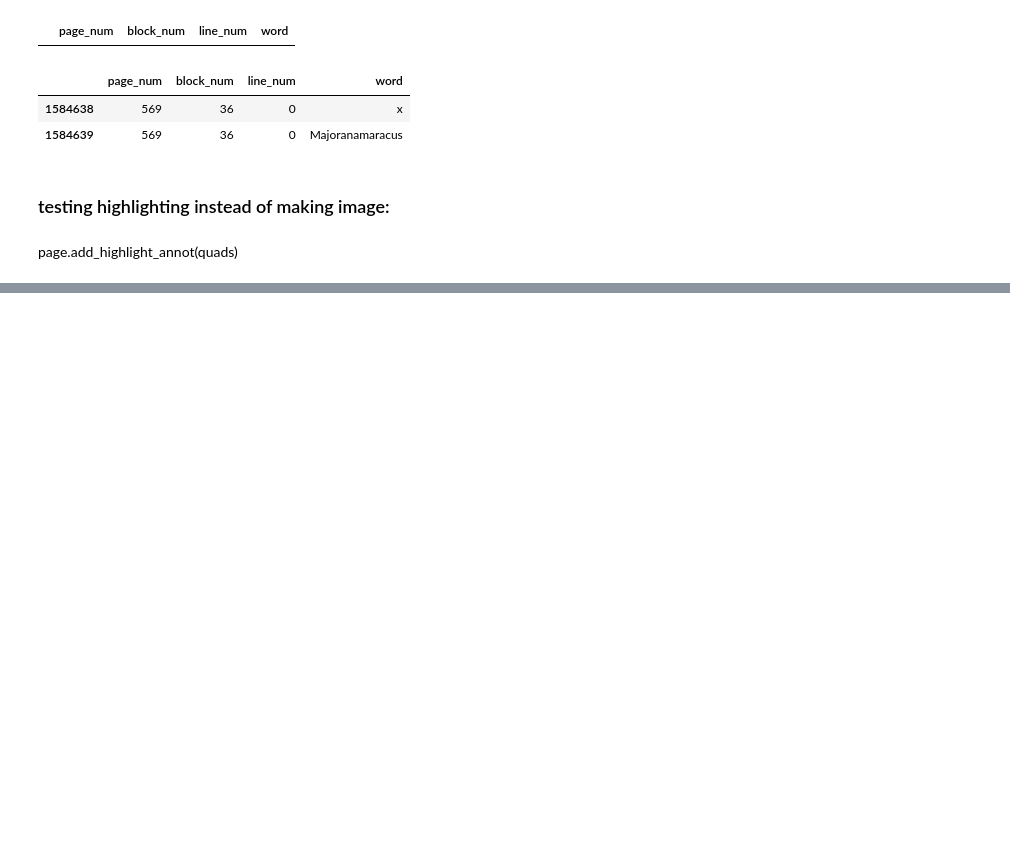
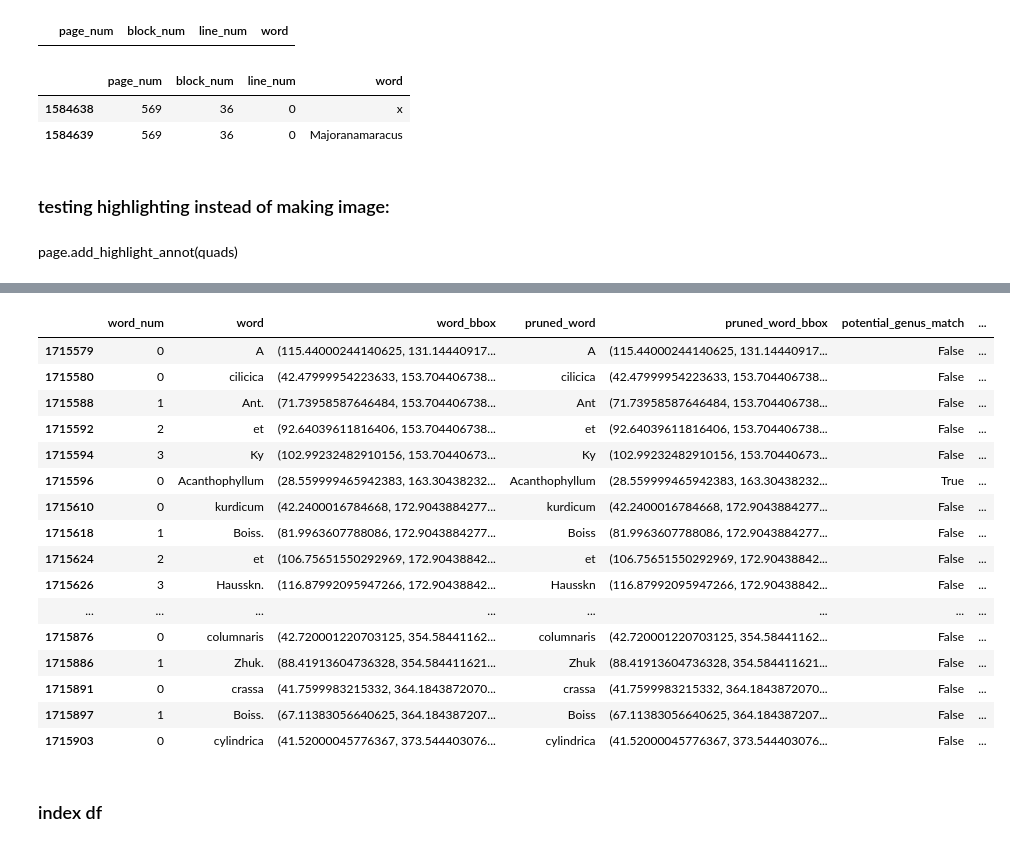
Before and after one commit to shidedh/UpdateFlora, a Jupyter notebook: index_code/0314_index_code.ipynb, the cells around one changed output, grey strips where cells are left out. Drawn from its saved outputs; the diff is of its cells as text; code cells hidden in the pictures; blank space fills up the shorter version.

```diff
--- a/index_code/0314_index_code.ipynb
+++ b/index_code/0314_index_code.ipynb
@@ -277,6 +277,16 @@ for vol_char_df, vol_index in all_vol_data:
         genus_df = genus_char_df.loc[:,~vol_char_df.columns.isin(["char_num", "char", "char_origin", "char_bbox"])].drop_duplicates()
         page_genus_2dic = [{}, {}]
 
+        epithet_left_coord_mean = vol_char_df[(vol_char_df["epithet_coord_match"] == True) &
+                                              (vol_char_df["page_num"] == page_num) &
+                                              (vol_char_df["col_num"] == 0)
+                                             ]['pruned_word_bbox'].apply(lambda x : x[0]).mean()
+        epithet_right_coord_mean = vol_char_df[(vol_char_df["epithet_coord_match"] == True) &
+                                               (vol_char_df["page_num"] == page_num) &
+                                               (vol_char_df["col_num"] == 1)
+                                             ]['pruned_word_bbox'].apply(lambda x : x[0]).mean()
+        epithet_coord_mean_list = [epithet_left_coord_mean, epithet_right_coord_mean]
+
         for i in range(genus_df.shape[0]):
             g_index = str(page_num) + "_" + str(i)
             p0 = genus_df['word_bbox'].iloc[i]
@@ -288,6 +298,8 @@ for vol_char_df, vol_index in all_vol_data:
 
             num_neighbors = ref_neighbors_df.shape[0]
             mean_neighbors = ref_neighbors_df["word_bbox"].apply(lambda x : x[0]).mean()
+            if mean_neighbors > epithet_coord_mean_list[col]:
+                mean_neighbors = -1
             page_genus_2dic[col][g_index] = (num_neighbors, mean_neighbors)
 
         mean_left_genus = max(page_genus_2dic[0].values(), default = [-1, -1])[1]
@@ -747,0 +902,46 @@ vol3_char_df['']
+# %%
+import numpy as np
+import pandas as pd
+
+# create sample data
+data = {'A': [1, 4, 3, 6, 8, 5], 'is_B': [False, True, False, True, False, True]}
+df = pd.DataFrame(data)
+
+df = vol1_char_df[(vol1_char_df['page_num'].isin(vol1_index)) & ~((vol1_char_df["word"].str.isupper()) & (vol1_char_df["word"].str.len()>2)) & (~vol1_char_df["pruned_word"].str.isnumeric())].copy()
+
+# find index of rows where is_B is True
+genus_indecies = df.index[df['potential_genus_match'] == True]
+
+# initialize closest_A_above_B column to NaN
+df['closest_genus'] = np.nan
+
+# loop over is_B rows and update closest_A_above_B column
+for i in tqdm(genus_indecies):
+    prev_rows = df.loc[:i][df['potential_genus_match'] == True]
+    if (not prev_rows.empty) and (df.at[i, 'word'].isupper() == False):
+        closest_index = prev_rows.index[-1]
+        df.at[i, 'closest_genus'] = df.at[closest_index, 'word']
+
+# forward fill the closest_A_above_B column to fill NaN values
+#df.loc[(df["word"].str.isupper()) & (df["word"].str.len()>2),'closest_genus'] = -1
+df['closest_genus'].ffill(inplace=True)
+# %%
+df.loc[:,['word_num','word','word_bbox','pruned_word', 'pruned_word_bbox', 'potential_genus_match', 'potential_epithet_match', 'potential_infra_match', 'closest_genus']].drop_duplicates().head(50)
+# %% [output]
+|  | word_num | word | word_bbox | pruned_word | pruned_word_bbox | potential_genus_match | ... |
+| 1715579 | 0 | A | (115.44000244140625, 131.14440917... | A | (115.44000244140625, 131.14440917... | False | ... |
+| 1715580 | 0 | cilicica | (42.47999954223633, 153.704406738... | cilicica | (42.47999954223633, 153.704406738... | False | ... |
+| 1715588 | 1 | Ant. | (71.73958587646484, 153.704406738... | Ant | (71.73958587646484, 153.704406738... | False | ... |
+| 1715592 | 2 | et | (92.64039611816406, 153.704406738... | et | (92.64039611816406, 153.704406738... | False | ... |
+| 1715594 | 3 | Ky | (102.99232482910156, 153.70440673... | Ky | (102.99232482910156, 153.70440673... | False | ... |
+| 1715596 | 0 | Acanthophyllum | (28.559999465942383, 163.30438232... | Acanthophyllum | (28.559999465942383, 163.30438232... | True | ... |
+| 1715610 | 0 | kurdicum | (42.2400016784668, 172.9043884277... | kurdicum | (42.2400016784668, 172.9043884277... | False | ... |
+| 1715618 | 1 | Boiss. | (81.9963607788086, 172.9043884277... | Boiss | (81.9963607788086, 172.9043884277... | False | ... |
+| 1715624 | 2 | et | (106.75651550292969, 172.90438842... | et | (106.75651550292969, 172.90438842... | False | ... |
+| 1715626 | 3 | Hausskn. | (116.87992095947266, 172.90438842... | Hausskn | (116.87992095947266, 172.90438842... | False | ... |
+| ... | ... | ... | ... | ... | ... | ... | ... |
+| 1715876 | 0 | columnaris | (42.720001220703125, 354.58441162... | columnaris | (42.720001220703125, 354.58441162... | False | ... |
+| 1715886 | 1 | Zhuk. | (88.41913604736328, 354.584411621... | Zhuk | (88.41913604736328, 354.584411621... | False | ... |
+| 1715891 | 0 | crassa | (41.7599983215332, 364.1843872070... | crassa | (41.7599983215332, 364.1843872070... | False | ... |
+| 1715897 | 1 | Boiss. | (67.11383056640625, 364.184387207... | Boiss | (67.11383056640625, 364.184387207... | False | ... |
+| 1715903 | 0 | cylindrica | (41.52000045776367, 373.544403076... | cylindrica | (41.52000045776367, 373.544403076... | False | ... |
@@ -747,0 +974,2 @@ vol3_char_df['']
+# %% [markdown]
+### index df
```
Also changed, not shown: parts of 48 cells of this notebook, 4 other files.
